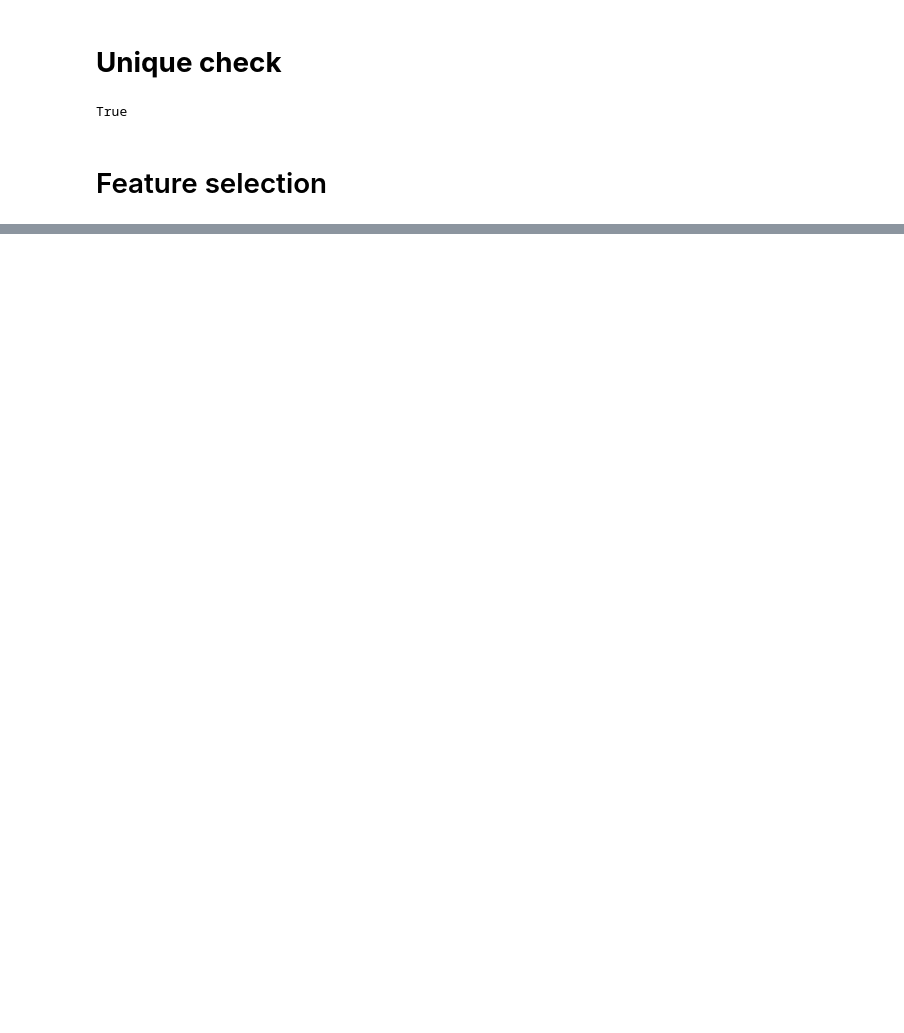
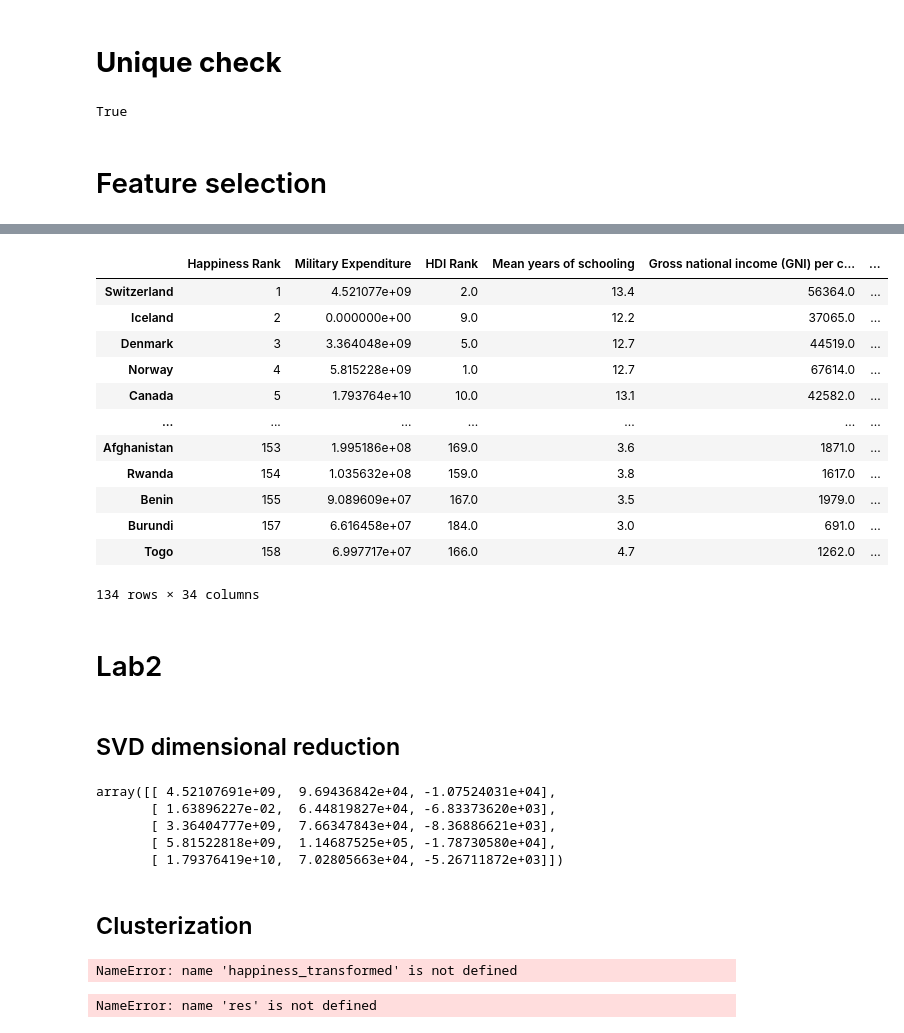
Before and after one commit to OlehZherebetskiy/LPNU-studing, a Jupyter notebook: 3.5 course/VVD/Lab1/bdplab1.ipynb, the cells around one changed output, grey strips where cells are left out. Drawn from its saved outputs; the diff is of its cells as text; code cells hidden in the pictures; blank space fills up the shorter version.

```diff
--- a/3.5 course/VVD/Lab1/bdplab1.ipynb
+++ b/3.5 course/VVD/Lab1/bdplab1.ipynb
@@ -344,2 +385,0 @@ array([[1.00000000e+00, 7.58700000e+00, 1.39651000e+00, 2.51738000e+00,
-# %%
-happiness = happiness[["Happiness Rank", "Happiness Score", "Economy (GDP per Capita)", "Dystopia Residual", "Military Expenditure", "Gross national income (GNI) per capita", "Total Unemployment (% of labour force) 2015"]]
@@ -345,0 +439,55 @@ happiness = happiness[["Happiness Rank", "Happiness Score", "Economy (GDP per Ca
+# %%
+happiness2 = happiness[['Happiness Rank',
+'Military Expenditure',
+'HDI Rank',
+'Mean years of schooling',
+'Gross national income (GNI) per capita',
+'GNI per capita rank minus HDI rank',
+'Gender Development Index Group',
+'Life expectancy at birth Female',
+'Life expectancy at birth Male',
+'Mean years of schooling Female',
+'Mean years of schooling Male',
+'Estimated gross national income per capita Female',
+'Estimated gross national income per capita Male',
+'Share of seats in parliament (% held by women)',
+'Labour force participation rate (% ages 15 and older) Female ',
+'Population Urban 2015 %',
+'Population Under age 5 (millions) 2015',
+'Population Ages 65 and older (millions) 2015',
+'Population Median age (years) 2015',
+'Dependency Ration Young age (0–14) /(per 100 people ages 15–64)',
+'Dependency Ratio Old age (65 and older) /(per 100 people ages 15–64)',
+'Infants lacking immunization DTP (% of one-year-olds)',
+'Infants lacking immunization Measles (% of one-year-olds)',
+'Mortality rates Infant (per 1,000 live births) 2015',
+'Mortality rates Under-five (per 1,000 live births) 2015',
+'Employment to population ratio (% ages 15 and older) ',
+'Labour force participation rate (% ages 15 and older)',
+'Total Unemployment (% of labour force) 2015',
+'Mandatory paid maternity leave (days)',
+'Inequality-adjusted HDI (IHDI) Over loss(%)',
+'Difference from HDI rank',
+'Coefficient of human inequality',
+'Inequality in education(%)',
+'Inequality in income (%)']]
+# %%
+happiness2
+# %% [output]
+|  | Happiness Rank | Military Expenditure | HDI Rank | Mean years of schooling | Gross national income (GNI) per c... | ... |
+| Switzerland | 1 | 4.521077e+09 | 2.0 | 13.4 | 56364.0 | ... |
+| Iceland | 2 | 0.000000e+00 | 9.0 | 12.2 | 37065.0 | ... |
+| Denmark | 3 | 3.364048e+09 | 5.0 | 12.7 | 44519.0 | ... |
+| Norway | 4 | 5.815228e+09 | 1.0 | 12.7 | 67614.0 | ... |
+| Canada | 5 | 1.793764e+10 | 10.0 | 13.1 | 42582.0 | ... |
+| ... | ... | ... | ... | ... | ... | ... |
+| Afghanistan | 153 | 1.995186e+08 | 169.0 | 3.6 | 1871.0 | ... |
+| Rwanda | 154 | 1.035632e+08 | 159.0 | 3.8 | 1617.0 | ... |
+| Benin | 155 | 9.089609e+07 | 167.0 | 3.5 | 1979.0 | ... |
+| Burundi | 157 | 6.616458e+07 | 184.0 | 3.0 | 691.0 | ... |
+| Togo | 158 | 6.997717e+07 | 166.0 | 4.7 | 1262.0 | ... |
+134 rows × 34 columns
+# %% [markdown]
+# Lab2
+# %% [markdown]
+## SVD dimensional reduction
@@ -345,0 +499,10 @@ happiness = happiness[["Happiness Rank", "Happiness Score", "Economy (GDP per Ca
+# %%
+happiness_transformed[:5]
+# %% [output]
+array([[ 4.52107691e+09,  9.69436842e+04, -1.07524031e+04],
+       [ 1.63896227e-02,  6.44819827e+04, -6.83373620e+03],
+       [ 3.36404777e+09,  7.66347843e+04, -8.36886621e+03],
+       [ 5.81522818e+09,  1.14687525e+05, -1.78730580e+04],
+       [ 1.79376419e+10,  7.02805663e+04, -5.26711872e+03]])
+# %% [markdown]
+## Clusterization
@@ -345,0 +513,4 @@ happiness = happiness[["Happiness Rank", "Happiness Score", "Economy (GDP per Ca
+# %%
+df = pd.DataFrame(happiness_transformed, columns=['Military Expenditure', "N1", "N2"])
+# %% [output]
+NameError: name 'happiness_transformed' is not defined
@@ -345,0 +526,9 @@ happiness = happiness[["Happiness Rank", "Happiness Score", "Economy (GDP per Ca
+# %%
+fig = px.scatter_3d(res, x = 'Military Expenditure',
+                    y = 'N1',
+                    z = 'N2',
+                    color="Cluster")
+
+fig.show()
+# %% [output]
+NameError: name 'res' is not defined
```
Also changed, not shown: parts of 37 cells of this notebook.
